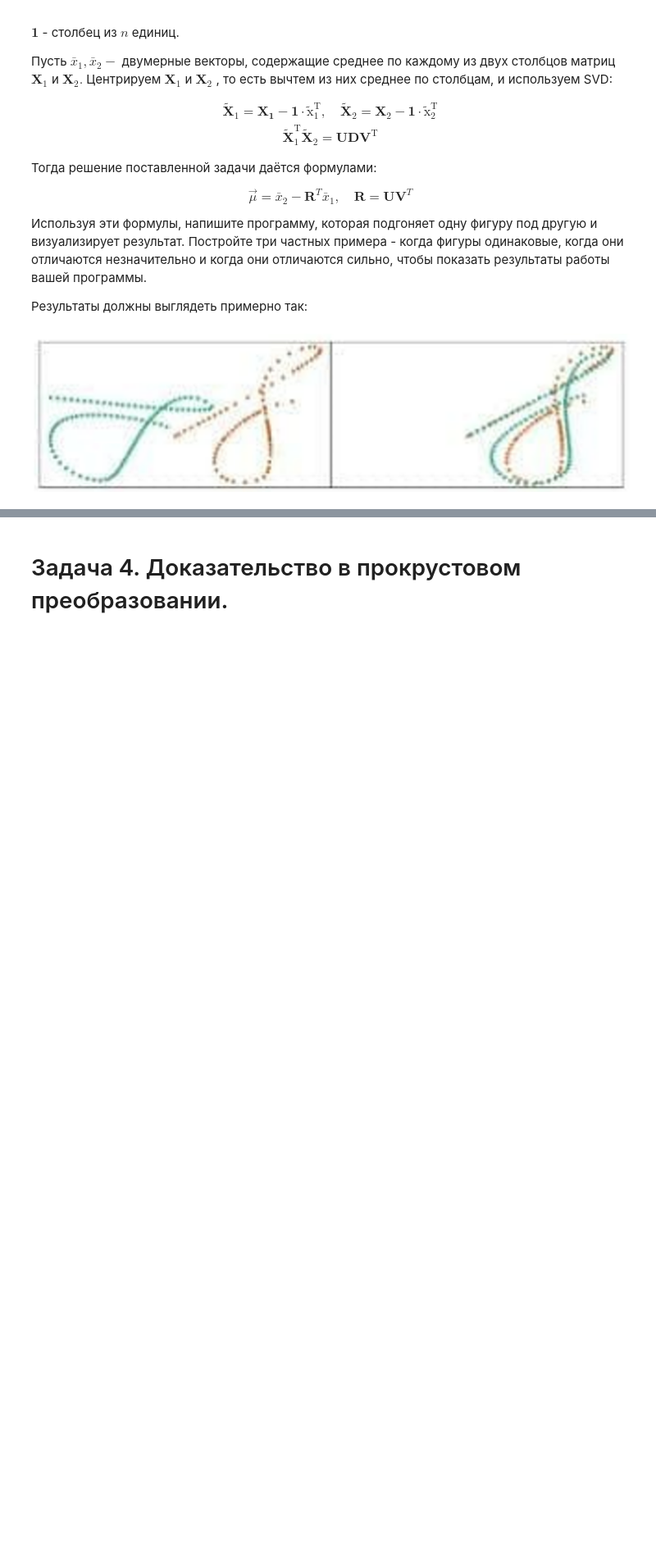
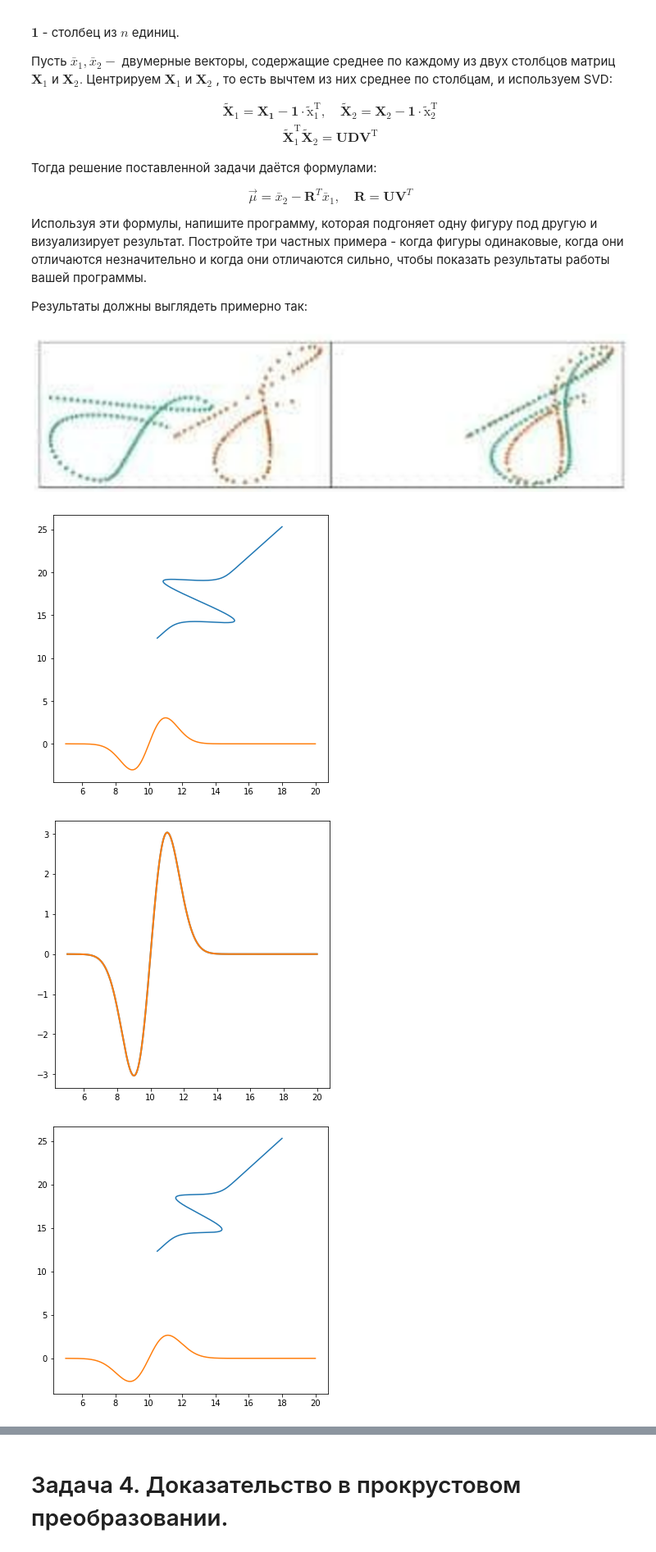
Before and after one commit to Katarischa/Computational-mathematics, a Jupyter notebook: 1.4/Problems__1_4.ipynb, the cells around one changed output, grey strips where cells are left out. Shown at 82% size. Cells and saved outputs as stored; diff of their text form; code cells hidden in the pictures; blank space fills up the shorter version.

```diff
--- a/1.4/Problems__1_4.ipynb
+++ b/1.4/Problems__1_4.ipynb
@@ -150,0 +149,74 @@ x = []
+# %%
+def proc_trans(X1, X2):
+    x1 = np.mean(X1, axis = 0)
+    x2 = np.mean(X2, axis = 0)
+
+    X1_wave = X1 - x1
+    X2_wave = X2 - x2
+
+    u, d, v = np.linalg.svd(X1_wave.T @ X2_wave)
+
+    R = u @ v
+    mu = x2 - R.T @ x1
+    X1_new = X1 @ R + mu
+    return (X1_new)
+# %%
+#1.
+x = np.linspace(5,20,500)
+x_2 = x
+y_2 = 5* (x - 10)* np.exp(-(x-10)**2/2)
+x_1 = x_2 * np.cos(np.pi/3) - y_2 * np.sin(np.pi/3)+8
+y_1 = y_2 * np.cos(np.pi/3) + x_2 * np.sin(np.pi/3)+8
+
+plt.figure(figsize=(6, 6))
+f_1 = plt.plot(x_1, y_1)
+plt.plot(x_2, y_2)
+
+X2_new = proc_trans(np.vstack([x_1, y_1]).T, np.vstack([x_2, y_2]).T)
+
+plt.figure(figsize=(6, 6))
+plt.plot(x_2, y_2, linewidth = 2)
+plt.plot(X2_new[:, 0], X2_new[:, 1], linewidth = 2)
+
+
+#2.
+x_2 = x
+y_2_1 = 5* (x - 10)* np.exp(-(x-10)**2/2) * np.sin(np.pi/4)
+y_2 = 5* (x - 10)/1.3* np.exp(-(x-10)**2/2.6)
+x_1 = x_2 * np.cos(np.pi/3) - y_2_1 * np.sin(np.pi/3) + 8
+y_1 = y_2_1 * np.cos(np.pi/3) + x_2 * np.sin(np.pi/3) + 8
+
+plt.figure(figsize=(6, 6))
+plt.plot(x_1, y_1)
+plt.plot(x_2, y_2)
+plt.show()
+
+X2_new = proc_trans(np.vstack([x_1, y_1]).T, np.vstack([x_2, y_2]).T)
+
+plt.figure(figsize=(6, 6))
+plt.plot(x_2, y_2)
+plt.plot(X2_new[:, 0], X2_new[:, 1])
+plt.show()
+
+#3.
+x_1 = x * np.cos(np.pi/3) - 5* (x - 10)* np.exp(-(x-10)**2/2) * np.sin(np.pi/3)+8
+y_1 = 5* (x - 10)* np.exp(-(x-10)**2/2)
+x_2 = x + np.sin(np.pi/6)
+y_2 = y_1 * np.cos(np.pi/3) + x_1 * np.sin(np.pi/3)+8
+
+
+plt.figure(figsize=(10, 6))
+plt.plot(x_1, y_1)
+plt.plot(x_2, y_2)
+plt.show()
+
+X2_new = proc_trans(np.vstack([x_1, y_1]).T, np.vstack([x_2, y_2]).T)
+
+plt.figure(figsize=(6, 6))
+plt.plot(x_2, y_2)
+plt.plot(X2_new[:, 0], X2_new[:, 1])
+plt.show()
+# %% [output]
+[figure, added]
+[figure, added]
+[figure, added]
```
Also changed, not shown: parts of 3 cells of this notebook.
